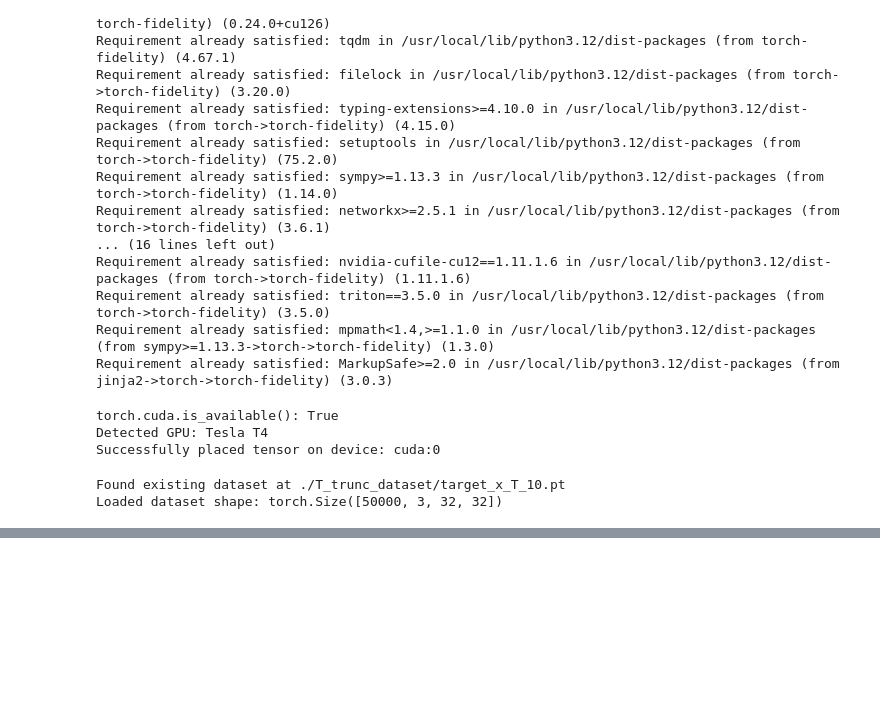
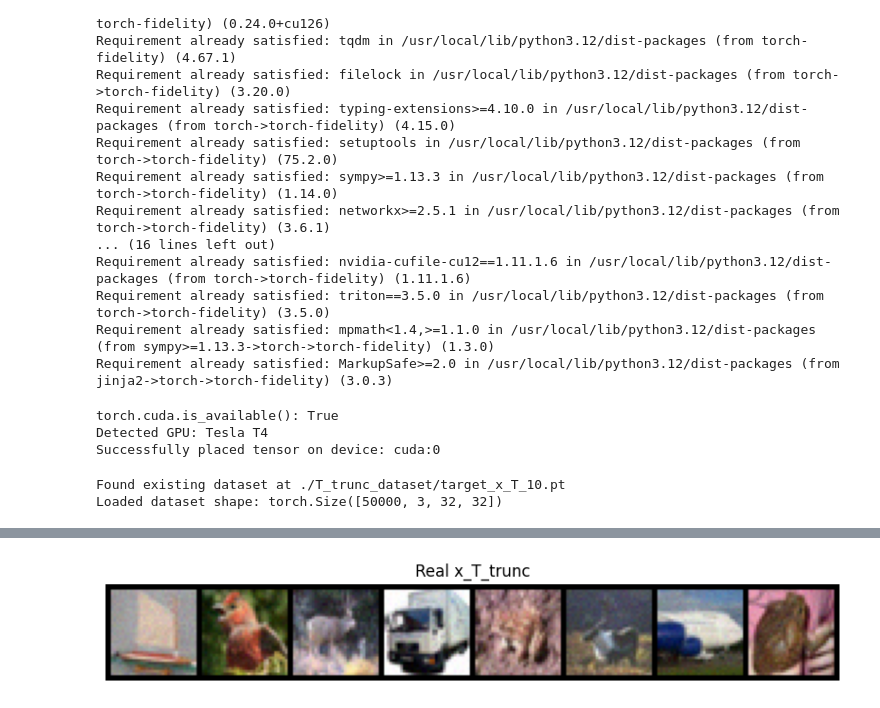
Before and after one commit to maximshuklin/ot-accelerated-ddpm, a Jupyter notebook: ddpm_accelerators.ipynb, the cells around one changed output, grey strips where cells are left out. Cells and saved outputs as stored; diff of their text form; code cells hidden in the pictures; blank space fills up the shorter version.

```diff
--- a/ddpm_accelerators.ipynb
+++ b/ddpm_accelerators.ipynb
@@ -79,8 +79,8 @@ T_TRUNC = 10
 BATCH_SIZE = 128
 IMAGE_CHANNELS = 3
 IMAGE_SIZE = 32
-LATENT_DIM = 128
-EPOCHS_PRIOR = 16 # OPTIMIZATION: REDUCED EPOCHS FOR SPEED***
+LATENT_DIM = 1024
+EPOCHS_PRIOR = 32 # OPTIMIZATION: REDUCED EPOCHS FOR SPEED***
 
 DEVICE = torch.device("cuda" if torch.cuda.is_available() else "cpu")
 OUTPUT_DIR = './T_trunc_dataset'
@@ -318,13 +318,13 @@ class VAE(nn.Module):
         return self.decoder(z), mu, log_var
 
 
-VAE_Prior = VAE(beta=0.05).to(DEVICE)
+VAE_Prior = VAE(beta=0.001).to(DEVICE) # Betaa here
 VAE_Prior.apply(weights_init)
 
 optimizer_vae = optim.Adam(VAE_Prior.parameters(), lr=2e-4)
-recon_loss = nn.L1Loss(reduction="mean")
+recon_loss = nn.L1Loss()
 
-print("\n--- Training FIXED VAE Prior ---")
+
 for epoch in range(EPOCHS_PRIOR):
     total_loss = 0
     for data in tqdm(trunc_dataloader, desc=f"VAE Epoch {epoch+1}"):
@@ -336,10 +336,7 @@ for epoch in range(EPOCHS_PRIOR):
         # Reconstruction loss (per pixel, averaged)
         RL = recon_loss(recon, data)
 
-        KLD = -0.5 * torch.sum(
-            1 + log_var - mu.pow(2) - log_var.exp(),
-            dim=1
-        ).mean()
+        KLD = -0.5 * torch.mean(1 + log_var - mu.pow(2) - log_var.exp())
 
         loss = RL + VAE_Prior.beta * KLD
         loss.backward()
@@ -1078,0 +880,80 @@ OT       | FID: 7.32     | RecallDist: 16.713
+# %%
+# Evaluation & Visualization
+
+LATENT_DIM = 1024
+
+analyzer = AnalysisToolkit(DEVICE)
+results = []
+feature_bank = {}
+
+# Extract real features
+with torch.no_grad():
+    feature_bank["Real"] = analyzer.extract_features(real_x_trunc).cpu().numpy()
+
+# Evaluate methods
+for method in ["Vanilla", "VAE", "GAN", "OT"]:
+    print(f"Evaluating {method}...")
+
+    with torch.no_grad():
+        if method == "Vanilla":
+            # Fairer vanilla baseline
+            fake = torch.randn_like(real_x_trunc)
+        else:
+            if priors.get(method) is None:
+                print(f"  Skipping {method} (not loaded)")
+                continue
+
+            z = torch.randn(BATCH_SIZE, LATENT_DIM, device=DEVICE)
+            fake = priors[method](z)
+
+        # Sanity check
+        print(f"  {method} stats: mean={fake.mean():.4f}, std={fake.std():.4f}")
+
+    fid, recall, r_f, f_f = analyzer.compute_metrics(real_x_trunc, fake)
+    feature_bank[method] = f_f.cpu().numpy()
+
+    results.append({
+        "Method": method,
+        "FID": fid,
+        "RecallDist": recall,
+        "Images": fake
+    })
+
+    print(f"  FID: {fid:.2f} | RecallDist: {recall:.3f}")
+
+print("\nFINAL RESULTS")
+print("-" * 60)
+for r in results:
+    print(f"{r['Method']:<8} | FID: {r['FID']:<8.2f} | RecallDist: {r['RecallDist']:.3f}")
+print("-" * 60)
+
+show_image_grid(real_x_trunc[:8], "Real x_T_trunc")
+for r in results:
+    show_image_grid(r["Images"][:8], f"{r['Method']} Samples")
+
+# PCA of Inception Features
+
+pca = PCA(n_components=2)
+
+labels = ["Real"] + [r["Method"] for r in results]
+all_feats = np.concatenate([feature_bank[l] for l in labels], axis=0)
+proj = pca.fit_transform(all_feats)
+
+plt.figure(figsize=(9, 7))
+
+offset = 0
+for label in labels:
+    pts = proj[offset:offset + BATCH_SIZE]
+    plt.scatter(
+        pts[:, 0],
+        pts[:, 1],
+        alpha=0.6 if label != "Real" else 0.5,
+        label=label
+    )
+    offset += BATCH_SIZE
+
+plt.title(f"PCA of Inception Features at T_trunc={T_TRUNC}")
+plt.legend()
+plt.grid(alpha=0.3)
+plt.show()
+# %% [output]
@@ -1078,0 +980 @@ OT       | FID: 7.32     | RecallDist: 16.713
+[figure, added]
```
Also changed, not shown: parts of 8 cells of this notebook.
